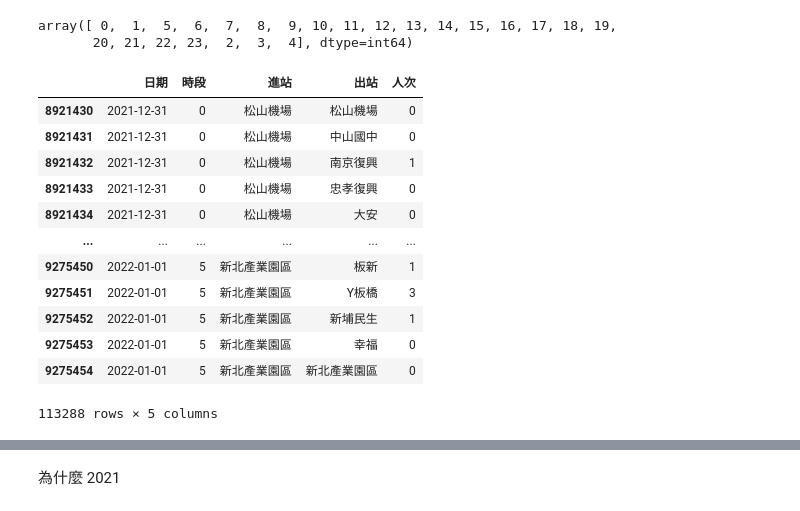
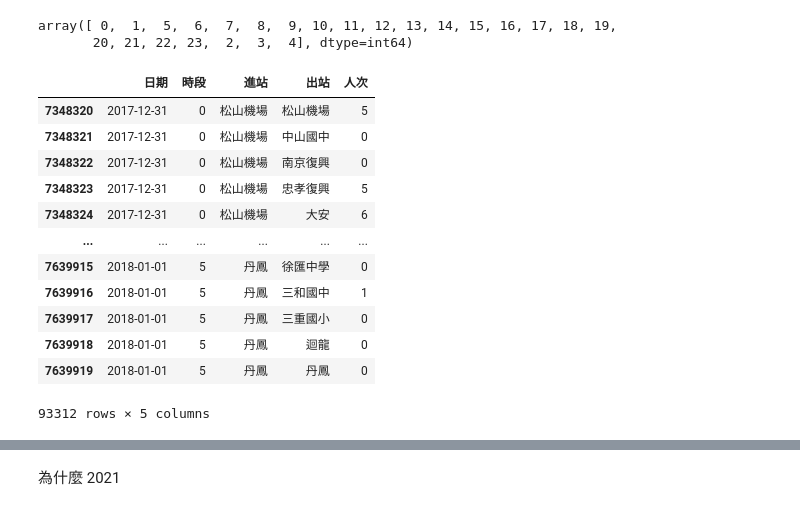
Before and after one commit to eloise-chou/NewYearResolution, a Jupyter notebook: get_MRT_data_with_coord.ipynb, the cells around one changed output, grey strips where cells are left out. Drawn from its saved outputs; the diff is of its cells as text; code cells hidden in the pictures.

```diff
--- a/get_MRT_data_with_coord.ipynb
+++ b/get_MRT_data_with_coord.ipynb
@@ -6,4 +6,4 @@ import numpy as np
 import plotly.express as px
 from pathlib import Path
 # %%
-MRT_2021 = pd.read_csv('./DATA/MRT_raw_data/202112.csv')
+MRT_2017 = pd.read_csv('./DATA/MRT_raw_data/201712.csv')
@@ -45,28 +45,28 @@ MRT_2021['時段'].unique()
 array([ 0,  1,  5,  6,  7,  8,  9, 10, 11, 12, 13, 14, 15, 16, 17, 18, 19,
        20, 21, 22, 23,  2,  3,  4], dtype=int64)
 # %%
-condition_1 = (MRT_2021['日期'].str.contains('12-31')) & (MRT_2021['時段'].isin([22, 23, 0, 1]))
+condition_1 = (MRT_2017['日期'].str.contains('12-31')) & (MRT_2017['時段'].isin([22, 23, 0, 1]))
 
 # Filter for "01-01" and "時段" in [0, 1, 2, 3, 4, 5]
-condition_2 = (MRT_2021['日期'].str.contains('01-01')) & (MRT_2021['時段'].isin([2, 3, 4, 5]))
+condition_2 = (MRT_2017['日期'].str.contains('01-01')) & (MRT_2017['時段'].isin([2, 3, 4, 5]))
 
 # Combine the conditions using logical OR (|)
 final_condition = condition_1 | condition_2
 
-result_df = MRT_2021[final_condition]
+result_df = MRT_2017[final_condition]
 
 result_df
 # %% [output]
 |  | 日期 | 時段 | 進站 | 出站 | 人次 |
-| 8921430 | 2021-12-31 | 0 | 松山機場 | 松山機場 | 0 |
-| 8921431 | 2021-12-31 | 0 | 松山機場 | 中山國中 | 0 |
-| 8921432 | 2021-12-31 | 0 | 松山機場 | 南京復興 | 1 |
-| 8921433 | 2021-12-31 | 0 | 松山機場 | 忠孝復興 | 0 |
-| 8921434 | 2021-12-31 | 0 | 松山機場 | 大安 | 0 |
+| 7348320 | 2017-12-31 | 0 | 松山機場 | 松山機場 | 5 |
+| 7348321 | 2017-12-31 | 0 | 松山機場 | 中山國中 | 0 |
+| 7348322 | 2017-12-31 | 0 | 松山機場 | 南京復興 | 0 |
+| 7348323 | 2017-12-31 | 0 | 松山機場 | 忠孝復興 | 5 |
+| 7348324 | 2017-12-31 | 0 | 松山機場 | 大安 | 6 |
 | ... | ... | ... | ... | ... | ... |
-| 9275450 | 2022-01-01 | 5 | 新北產業園區 | 板新 | 1 |
-| 9275451 | 2022-01-01 | 5 | 新北產業園區 | Y板橋 | 3 |
-| 9275452 | 2022-01-01 | 5 | 新北產業園區 | 新埔民生 | 1 |
-| 9275453 | 2022-01-01 | 5 | 新北產業園區 | 幸福 | 0 |
-| 9275454 | 2022-01-01 | 5 | 新北產業園區 | 新北產業園區 | 0 |
+| 7639915 | 2018-01-01 | 5 | 丹鳳 | 徐匯中學 | 0 |
+| 7639916 | 2018-01-01 | 5 | 丹鳳 | 三和國中 | 1 |
+| 7639917 | 2018-01-01 | 5 | 丹鳳 | 三重國小 | 0 |
+| 7639918 | 2018-01-01 | 5 | 丹鳳 | 迴龍 | 0 |
+| 7639919 | 2018-01-01 | 5 | 丹鳳 | 丹鳳 | 0 |
-113288 rows × 5 columns
+93312 rows × 5 columns
```
Also changed, not shown: parts of 9 cells of this notebook.
